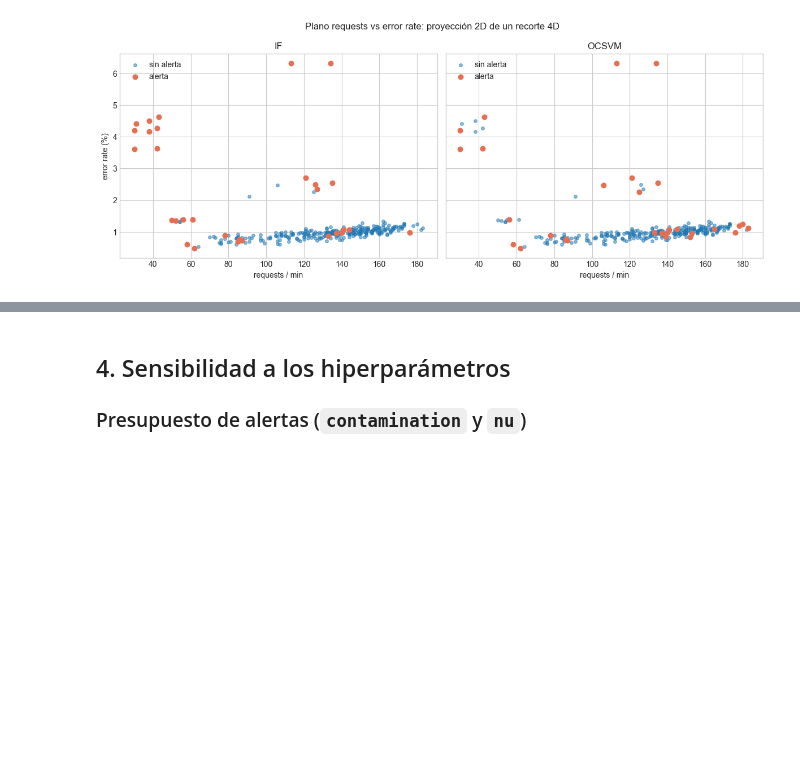
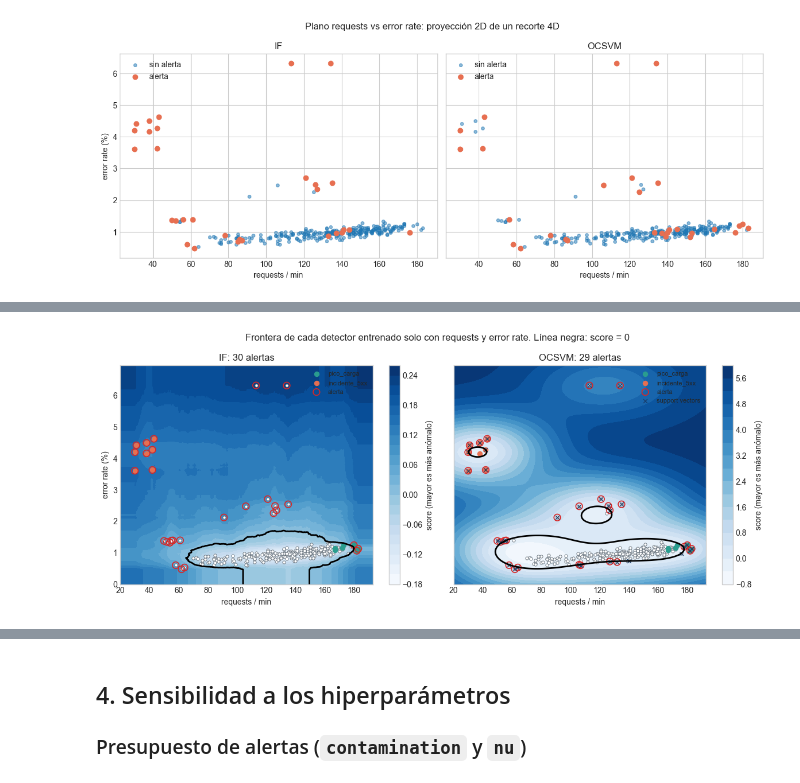
Before and after one commit to santiremedi/AIOps, a Jupyter notebook: Implementacion K8S/Codigo/anomaly-detection/notebooks/comparacion_detectores.ipynb, the cells around one changed output, grey strips where cells are left out. Saved outputs shown, nothing was run; the diff lists cells and outputs as text; code cells hidden in the pictures; blank space fills up the shorter version.

Commit message:
Agrega a la notebook las fronteras de IsolationForest y One-Class SVM

```diff
--- a/Implementacion K8S/Codigo/anomaly-detection/notebooks/comparacion_detectores.ipynb
+++ b/Implementacion K8S/Codigo/anomaly-detection/notebooks/comparacion_detectores.ipynb
@@ -190,0 +196,39 @@ plt.show()
+# %%
+plane = ["requests", "error_rate"]
+plane_models = {
+    "IF": fit_isolation_forest(data[plane]),
+    "OCSVM": fit_one_class_svm(data[plane]),
+}
+
+grid_requests, grid_error = np.meshgrid(
+    np.linspace(data["requests"].min() - 10, data["requests"].max() + 10, 300),
+    np.linspace(0, data["error_rate"].max() * 1.1, 300),
+)
+grid = pd.DataFrame({"requests": grid_requests.ravel(), "error_rate": grid_error.ravel()})
+highlighted_kinds = ("pico_carga", "incidente_5xx")
+
+fig, axes = plt.subplots(1, 2, figsize=(12, 5), sharex=True, sharey=True)
+for ax, (name, model) in zip(axes, plane_models.items()):
+    grid_score = detect(model, grid).score.to_numpy().reshape(grid_requests.shape)
+    filled = ax.contourf(grid_requests, 100 * grid_error, grid_score, levels=20, cmap="Blues")
+    ax.contour(grid_requests, 100 * grid_error, grid_score, levels=[0], colors="black", linewidths=2)
+    plane_flag = detect(model, data[plane]).flag
+    ax.scatter(data["requests"], 100 * data["error_rate"], c="white", edgecolors="#5F6B76", s=14, lw=0.6)
+    for kind in highlighted_kinds:
+        in_kind = data["kind"].eq(kind)
+        ax.scatter(data.loc[in_kind, "requests"], 100 * data.loc[in_kind, "error_rate"], c=KIND_COLORS[kind], s=34, label=kind)
+    ax.scatter(data.loc[plane_flag, "requests"], 100 * data.loc[plane_flag, "error_rate"], facecolors="none", edgecolors="#D62828", s=70, lw=1.2, label="alerta")
+    if name == "OCSVM":
+        scaler, svm = model.steps[0][1], model.steps[-1][1]
+        support_vectors = scaler.inverse_transform(svm.support_vectors_)
+        ax.scatter(support_vectors[:, 0], 100 * support_vectors[:, 1], marker="x", c="#183B66", s=24, lw=0.9, label="support vectors")
+    ax.set_title(f"{name}: {int(plane_flag.sum())} alertas")
+    ax.set_xlabel("requests / min")
+    ax.legend(loc="upper right", fontsize=8)
+    fig.colorbar(filled, ax=ax, label="score (mayor es más anómalo)")
+axes[0].set_ylabel("error rate (%)")
+plt.suptitle("Frontera de cada detector entrenado solo con requests y error rate. Línea negra: score = 0")
+plt.tight_layout()
+plt.show()
+# %% [output]
+[figure, added]
```
Also changed, not shown: parts of 4 cells of this notebook, 3 other files.
